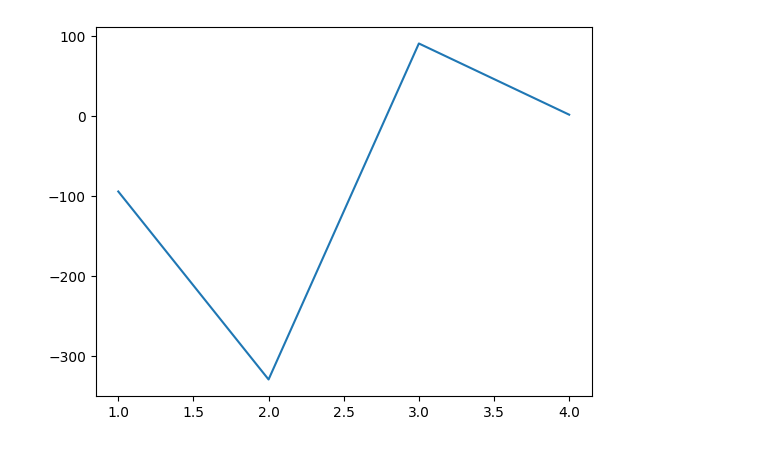
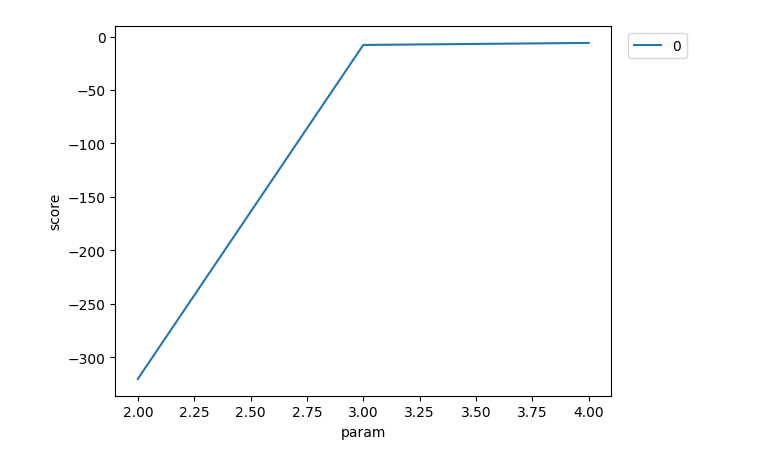
Before and after one commit to AugustusTheBirb/RPS-tournament, a Jupyter notebook: workshop.ipynb, the cells around one changed output. Saved outputs shown, nothing was run; the diff lists cells and outputs as text; code cells hidden in the pictures.

```diff
--- a/workshop.ipynb
+++ b/workshop.ipynb
@@ -185,22 +16,24 @@ def strat_patternmatcher_1d_v1(
 # view hyperparam performace against all strategies
 
 scores: list[pd.Series[int]] = []
-strategy_dict: dict[str, Strategy] = {
-    name: obj
-    for name, obj in inspect.getmembers(strategies, inspect.isfunction)
-    if name[:6] == "strat_"
-}
-strategies_list = list(strategy_dict.values())
+strategy_list: list[Strategy] = [
+    obj()
+    for name, obj in vars(strategies).items()
+    if name != "Strategy"
+    and name != "StratPatternBeater"
+    and inspect.isclass(obj)
+    and issubclass(obj, Strategy)
+]
+
 
 for i in range(1, 5):
-    test = PatternBeater(i)
-    score_df, _ = simulate_tournament(
-        3, 1000, set(strategies_list + [test.strat_temp_pattern_beater])
-    )
+    strategy: Strategy = StratPatternBeater(pattern_length=i)
+    score_df, _ = simulate_tournament(3, 1000, set(strategy_list + [strategy]))
 
-    row = score_df.loc["temp_pattern_beater"]
+    row = score_df.loc[strategy.name]
     assert isinstance(row, pd.Series)
     scores.append(row)
+
 
 results = pd.DataFrame(scores, index=range(1, 5))
 results.index.name = "param"
@@ -230,17 +46,24 @@ Name: temp_pattern_beater, dtype: float64
 # %%
 # view hyperparam performace against specific strat
 
-scores: list[int] = []
+scores: list[float] = []
 for i in range(1, 5):
-    test = PatternBeater(i)
-    (score, _), _ = simulate_game(
-        1000, test.strat_temp_pattern_beater, strategies.strat_beats_last_meta1
-    )
+    strategy_1: Strategy = StratPatternBeater(i)
+    strategy_2: Strategy = StratBeatsLast()
+
+    score_df, _ = simulate_tournament(10, 1000, set([strategy_1, strategy_2]))
+
+    score = score_df.loc[strategy.name].iloc[0]
+    assert isinstance(score, float)
     scores.append(score)
-_ = plt.plot(range(1, 5), scores)
 
+results = pd.DataFrame(scores, index=range(1, 5))
+results.index.name = "param"
+ax = results.plot()
+_ = ax.legend(bbox_to_anchor=(1.02, 1), loc="upper left")
+_ = plt.ylabel("score")
 plt.show()
 # %% [output]
-[figure, old version]
+[figure, new version]
 # %%
 # look at detailed game for a single strat
```
Also changed, not shown: parts of 6 cells of this notebook, 5 other files.
